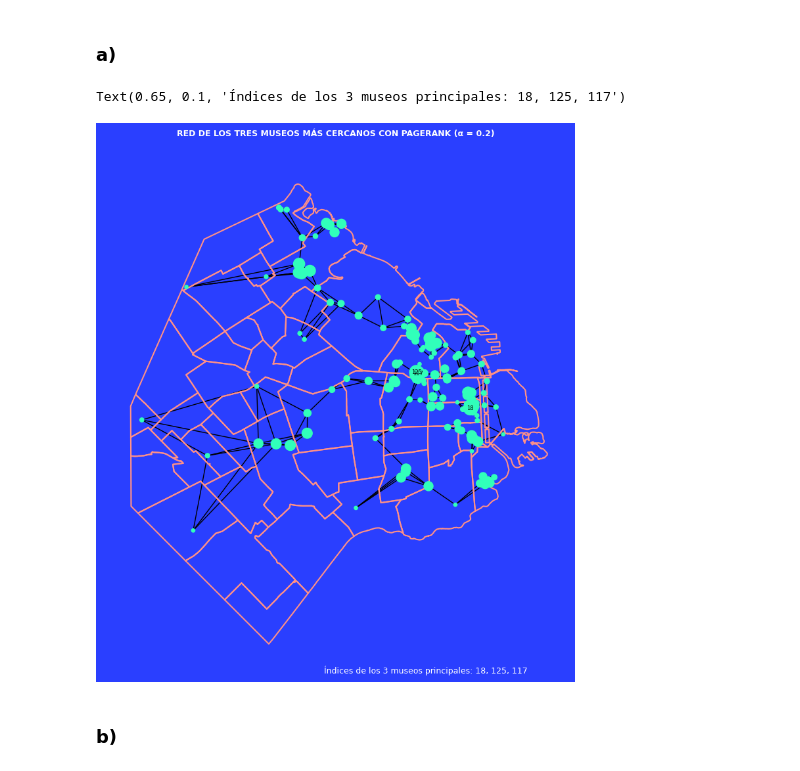
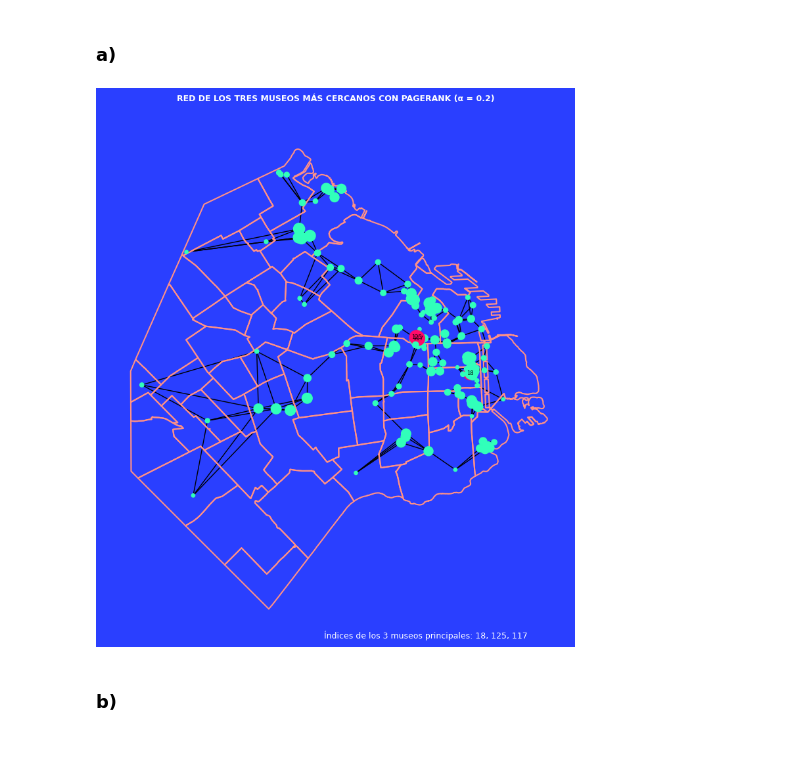
Before and after one commit to EvaI22/TP-ALC, a Jupyter notebook: TP1_template.ipynb, the cells around one changed output. Saved outputs shown, nothing was run; the diff lists cells and outputs as text; code cells hidden in the pictures.

```diff
--- a/TP1_template.ipynb
+++ b/TP1_template.ipynb
@@ -381,7 +381,7 @@ A = construye_adyacencia(D,3)  # Matriz de adyacencia con los 3 museos más cerc
 alfa = 1/5  # Factor de amortiguamiento
 p = calcula_pagerank(A, alfa)  # Vector de PageRank
 G = nx.from_numpy_array(A)  # Grafo a partir de la matriz de adyacencia
-# Diseño a partir de las coordenadas geográficas
+# Diseño del grafo a partir de las coordenadas geográficas
 G_layout = {
     i:v for i,v in enumerate(
         zip(
@@ -397,37 +397,47 @@ principales = np.argsort(p)[-Nprincipales:] # Identifica a los N museos principa
 labels = {n: str(n) if i in principales else "" for i, n in enumerate(G.nodes)} # Nombres para esos nodos (museos principales)
 
 # Visualización
 factor_escala = 1e4 # Escala los nodos 10 mil veces para que sean visibles
 fig, ax = plt.subplots(figsize=(10, 10)) # Visualización del grafo sobre el mapa
 ax.axis("off")  # Oculta el borde (los ejes)
 fig.set_facecolor("#2a3fff")  # Color de fondo
 barrios.to_crs("EPSG:22184").boundary.plot(color='#ff9187',ax=ax) # Grafica los barrios
+
+colores_de_nodos = [  # Le damos un color diferente a los nodos principales, para que se distingan
+    "#ff0b69" if i in principales else "#31ffba" for i in range(len(G.nodes))
+]
+
 # Grafica la red donde cada nodo tiene un tamaño proporcional al PageRank que le toco
-nx.draw_networkx(G,G_layout,node_size = p*factor_escala, ax=ax,with_labels=False, node_color='#31ffba')
+nx.draw_networkx(
+    G,  # El grafo
+    G_layout,  # Su diseño escalado al mapa
+    node_size = p*factor_escala,  # Array que asigna a cada nodo el tamaño correspondiente
+    ax = ax,
+    with_labels = False,
+    node_color = colores_de_nodos) #'#31ffba')
 # Asignamos a una variable de descarte la instrucción que agrega los nombres al grafo, para prevenir que se impriman
 _ = nx.draw_networkx_labels(G, G_layout, labels=labels, font_size=6, font_color="k")
 
 # Título y pie de gráfico
 titulo = 'RED DE LOS TRES MUSEOS MÁS CERCANOS CON PAGERANK (α = 0.2)\n\n'
 ax.set_title(
     titulo,
     fontsize=9,
     color='white',
     fontweight='bold',
 )
 indices_principales = ", ".join(str(indice) for indice in principales)
 tex_indices = f'Índices de los {Nprincipales} museos principales: {indices_principales}'
-fig.text(
+_ = fig.text(
     0.65,  # Posición horizontal
     0.1, # Posición vertical
     tex_indices,
     ha='center',  # Alineado
     fontsize=9,
     color='white',
 )
 # %% [output]
-Text(0.65, 0.1, 'Índices de los 3 museos principales: 18, 125, 117')
-[figure, old version]
+[figure, new version]
 # %% [markdown]
 ### b)
 # %%
```
Also changed, not shown: parts of 13 cells of this notebook.
